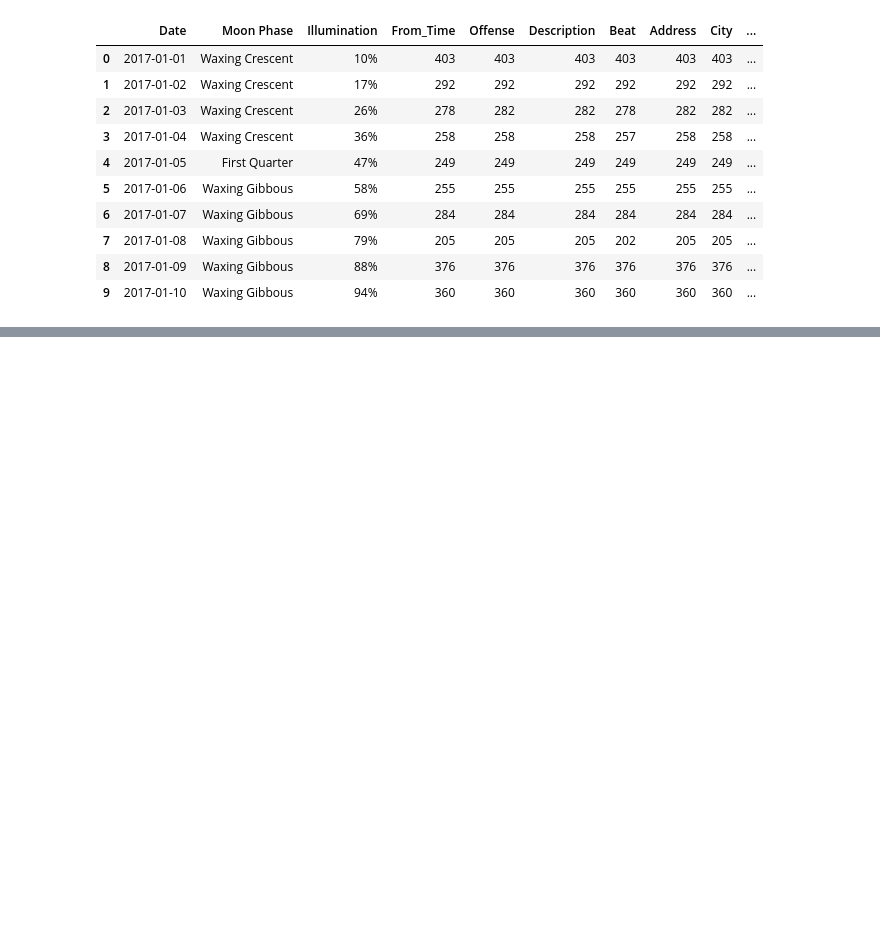
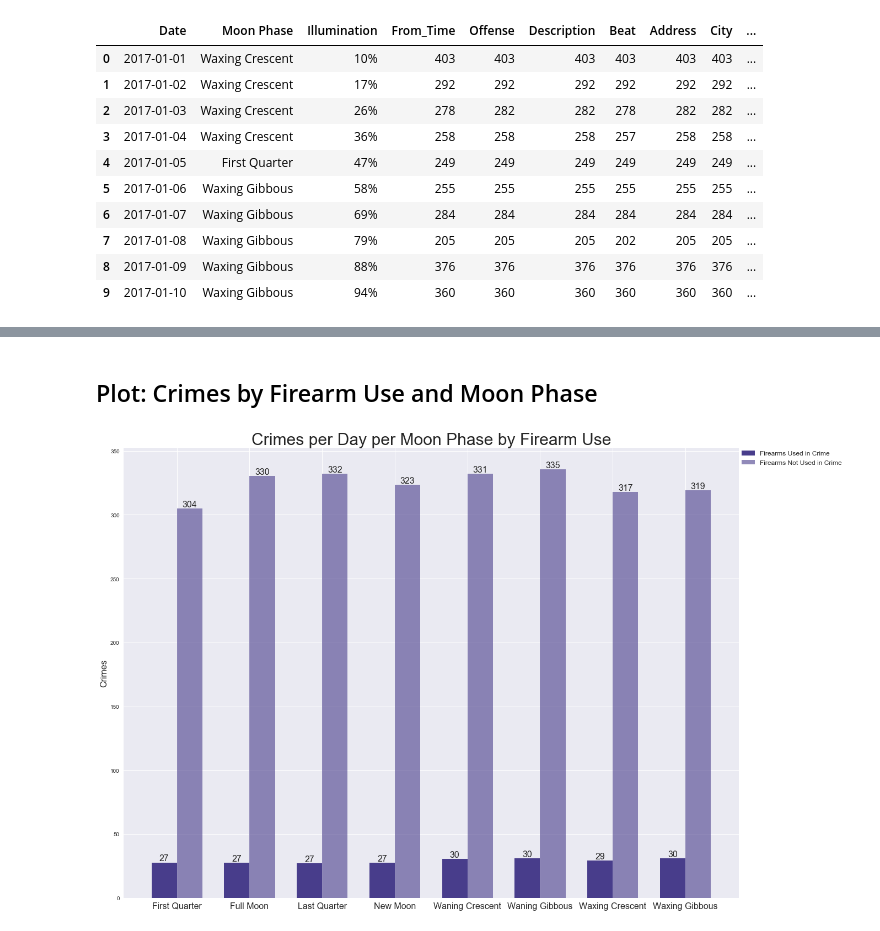
Before and after one commit to penguinistakc/team_mcgruff, a Jupyter notebook: Project Analysis.ipynb, the cells around one changed output, grey strips where cells are left out. Drawn from its saved outputs; the diff is of its cells as text; code cells hidden in the pictures; blank space fills up the shorter version.

Commit message:
added crimes per day and moon phase by firearm use

```diff
--- a/Project Analysis.ipynb
+++ b/Project Analysis.ipynb
@@ -358,0 +363,5 @@ No handles with labels found to put in legend.
+# %%
+crime_firearm_moon_days_combined = pd.merge(moon_phase_by_day, crime_firearm_moon_combined, on='Moon Phase', how='left')
+# %%
+crime_firearm_moon_days_combined['Crimes Using Firearms Per Day'] = \
+crime_firearm_moon_days_combined['firearmUsed'] / crime_firearm_moon_days_combined['No Days'].round(2)
@@ -358,0 +380,3 @@ No handles with labels found to put in legend.
+# %%
+crime_firearm_moon_days_combined['Crimes Not Using Firearms Per Day'] = \
+crime_firearm_moon_days_combined['firearmNotUsed'] / crime_firearm_moon_days_combined['No Days'].round(2)
@@ -358,0 +395,62 @@ No handles with labels found to put in legend.
+# %% [markdown]
+## Plot: Crimes by Firearm Use and Moon Phase
+# %%
+x_labels = ['First Quarter',
+               'Full Moon',
+               'Last Quarter',
+               'New Moon',
+               'Waning Crescent',
+               'Waning Gibbous',
+               'Waxing Crescent',
+               'Waxing Gibbous']
+# %%
+"""
+========
+Barchart
+========
+
+A bar plot with errorbars and height labels on individual bars
+"""
+
+N = 8
+crimes_using_firearms = crime_firearm_moon_days_combined['Crimes Using Firearms Per Day']
+
+
+ind = np.arange(N)  # the x locations for the groups
+width = 0.35       # the width of the bars
+
+fig, ax = plt.subplots(figsize=(20,15))
+rects1 = ax.bar(ind, crimes_using_firearms, width, color='darkslateblue', alpha=1.0, label='Firearms Used in Crime')
+
+crimes_not_using_firearms = crime_firearm_moon_days_combined['Crimes Not Using Firearms Per Day']
+#women_std = (3, 5, 2, 3, 3)
+rects2 = ax.bar(ind + width, crimes_not_using_firearms, width, color='darkslateblue', alpha=0.6,
+               label='Firearms Not Used in Crime')
+
+# add some text for labels, title and axes ticks
+
+ax.set_ylabel('Crimes', fontsize=16)
+ax.set_title('Crimes per Day per Moon Phase by Firearm Use', fontsize=30)
+ax.set_xticks(ind + width / 2)
+ax.set_xticklabels(x_labels, fontsize=16)
+
+#ax.legend((rects1[0], rects2[0]), ('Firearms Used in Crime', 'Firearms not Used in Crime'), loc='best')
+ax.legend(bbox_to_anchor=(1, 1), loc=2, borderaxespad=0., prop={'size': 12}, markerscale=1.5)
+#.set_title('Media Sources',prop={'size':14})
+
+def autolabel(rects):
+    """
+    Attach a text label above each bar displaying its height
+    """
+    for rect in rects:
+        height = rect.get_height()
+        ax.text(rect.get_x() + rect.get_width()/2., height + .02,
+                '%d' % int(height),
+                ha='center', va='bottom', fontsize = 16)
+
+autolabel(rects1)
+autolabel(rects2)
+
+plt.show()
+# %% [output]
+[figure, added]
```
Also changed, not shown: parts of 25 cells of this notebook, 3 other files.
